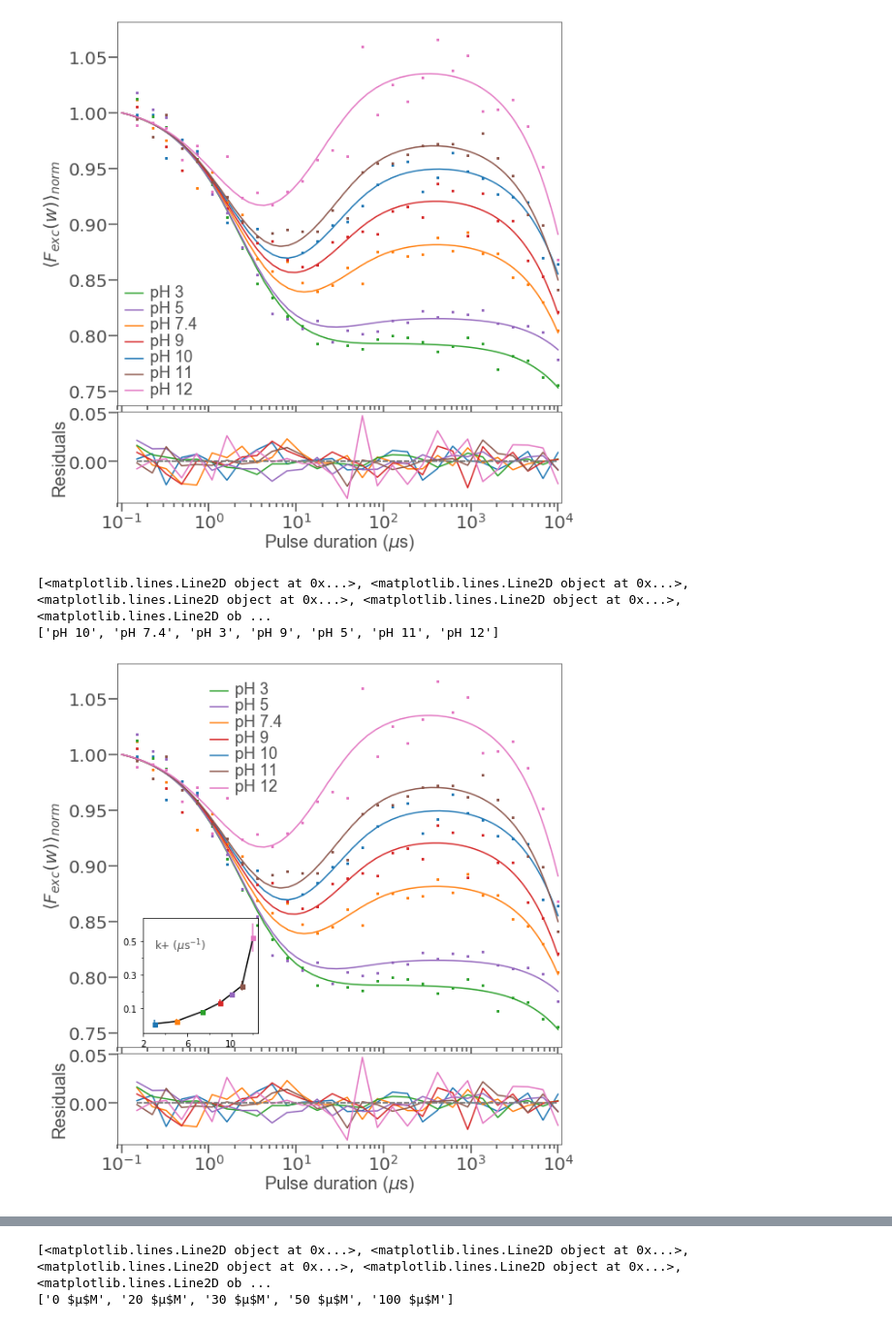
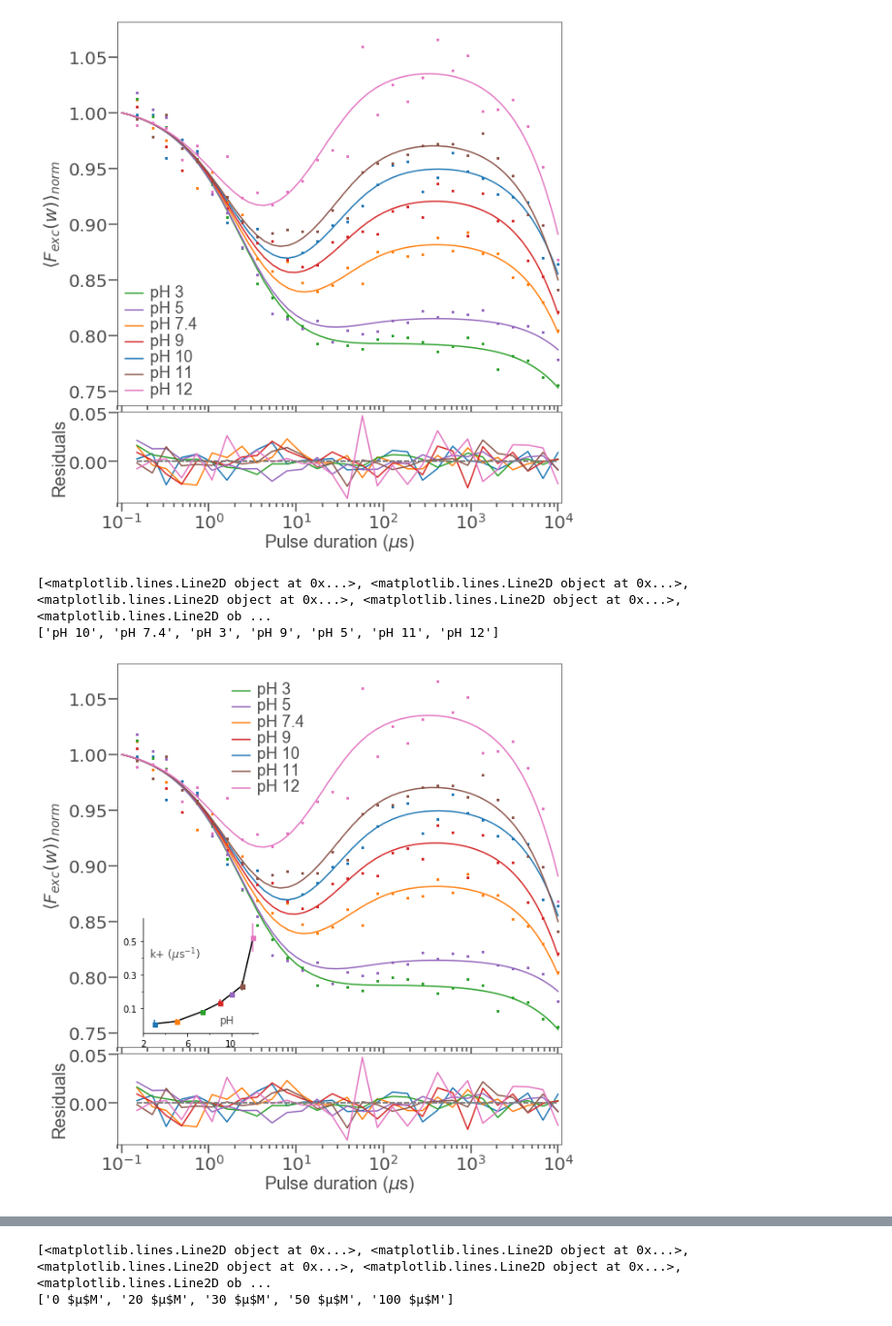
Before and after one commit to duzhx04/TRAST-data-analyze, a Jupyter notebook: TRAST_data_draw_Fig.ipynb, the cells around one changed output, grey strips where cells are left out. Shown at 97% size. Saved outputs shown, nothing was run; the diff lists cells and outputs as text; code cells hidden in the pictures.

```diff
--- a/TRAST_data_draw_Fig.ipynb
+++ b/TRAST_data_draw_Fig.ipynb
@@ -29,7 +27,7 @@ The autoreload extension is already loaded. To reload it, use:
 # %%
 # Structure of the TRAST file
 directory=r'D:/new trast test data/TRAST curve/'
-filename = 'different pH (only K+, Kb free , fit again).hdf5'
+filename = 'Sodium Ascorbate mM.hdf5'
 file = directory + filename
 with h5py.File(file,'r') as f:
     for key in f.keys():
@@ -56,8 +54,8 @@ residual
 tp
 # %%
 
-# plot different shells
-directory=r'D:/new trast test data/different shells (kisc fix green channel)/'
+# plot different shells or some more than one hdf5 files
+directory=r'D:/new trast test data/TRAST curve/different shells (kisc free)/'
 import pandas as pd
 filelist=os.listdir(directory)
 filelist=[directory+ i for i in filelist if 'hdf5' in os.path.splitext(i)[1]]  #select csv file
@@ -65,7 +63,7 @@ print(filelist)
 for file in filelist:
     with h5py.File(file,'r') as f:
         for key in f.keys():
-            print(key)
+            print(file.split('/')[-1].split('.')[0])
             for i in np.array(f[key]):
                 print(i)
 # %% [output]
@@ -93,12 +91,15 @@ with h5py.File(file) as f:
     #f.move('007_HQ574_54M-POPC-244nM-NAO-Air-PBS-PH7.4-200mW.fit',r'007_HQ574\54M-POPC-244nM-NAO-Air-PBS-PH7.4-200mW.fit')
     #f.move('008_D620_40M-POPC-244nM-NAO-Air-PBS-PH7.4-200mW.fit',r'008_D620\40M-POPC-244nM-NAO-Air-PBS-PH7.4-200mW.fit')
     #f.move('009_ET670_50M-POPC-244nM-NAO-Air-PBS-PH7.4-200mW.fit',r'009_ET670\50M-POPC-244nM-NAO-Air-PBS-PH7.4-200mW.fit')
-    f.move('007_POPC-244nM-NAO-Air-PBS-PH7.4.fit','007_0uM-oldDoxyl-POPC-244nM-NAO-Air-PBS-PH7.4.fit')
+    #f.move('006_244nM-NAO-Air-PBS-PH7.4.fit','006_POPC-244nM-NAO-Air-PBS-PH7.4.fit')
+    #f.move('018_20percents_POPA_POPC-244nM-NAO-Air-PBS-PH7.4-200mW.fit','018_20% POPA-POPC-244nM-NAO-Air-PBS-PH7.4-200mW.fit')
+    #f.move('019_20percents_DOPA_POPC-244nM-NAO-Air-PBS-PH7.4-200mW.fit','019_20% DOPA-POPC-244nM-NAO-Air-PBS-PH7.4-200mW.fit')
+    f.move('015_1mM-Sodium_Ascorbate-POPC-244nM-NAO-Air-PBS-PH7.4-200mW.fit.fit',r'015_0mM-Sodium_Ascorbate-POPC-244nM-NAO-Air-PBS-PH7.4-200mW.fit')
 # %%
 
 #delete some datasets which do not use
 with h5py.File(file) as f:
-    del f['002_IRF-Rho-20uM-red-OD3-200mW.fit']
+    del f['020_0.5mM-H2O2-POPC-244nM-NAO-Air-PBS-PH7.4-200mW.fit']
     for key in f.keys():
         print(key)
         for i in np.array(f[key]):
@@ -495,6 +618,7 @@ plotfig_ph(file)
 ['pH 10', 'pH 7.4', 'pH 3', 'pH 9', 'pH 5', 'pH 11', 'pH 12']
 [figure]
 # %%
+#plot with insert figure
 def plotfig_ph(file,axMain, axRes):
 
     with h5py.File(file,'r') as f:
@@ -531,7 +655,7 @@ def plotfig_ph(file,axMain, axRes):
 
     #axMain.set_title('TRAST Curves')
 
-    axMain.legend(loc=[0.2,0.65],frameon=False,handles=newhandles,labels=newlabels, ncol=1, **legend_style)
+    axMain.legend(loc=[0.25,0.65],frameon=False,handles=newhandles,labels=newlabels, ncol=1, **legend_style)
 
     axMain.set_xlim((0.09, 11000))
 
@@ -562,41 +686,45 @@ def pH_inset(file,ax):
 
 
     for i in range(kp.shape[0]):
-        hPlot = ax.errorbar(pH_sort[i], kp_sort[i], yerr=err[i,0], linestyle = 'none', marker='s', markersize=5)
+        hPlot = ax.errorbar(pH[i], kp[i], yerr=err[i,0], linestyle = 'none', marker='s', markersize=5)
 
     ax.plot(pH_sort, kp_sort,'k')
+
+    ax.spines['right'].set_color('none')     # 去掉右边的边框线
+    ax.spines['top'].set_color('none')       # 去掉上边的边框线
     #ax.set_ylabel(r'k+ ($\mu$s$^{-1}$)')
-    ax.text(3, 0.45, r'k+ ($\mu$s$^{-1}$)', color=[0.3, 0.3, 0.3], size=12)
+    ax.text(2.5, 0.4, r'k+ ($\mu$s$^{-1}$)', color=[0.3, 0.3, 0.3], size=12)
+    ax.text(9, 0.01, 'pH', color=[0.3, 0.3, 0.3], size=12)
     #ax.set_xlabel('pH')
     ax.patch.set_alpha(0)
 
     #st.styleAxes(ax, inset_style)
 
     ax.set_xticks([2, 6, 10])
     ax.set_xticks([4, 8,12], minor=True)
     ax.set_yticks([0.1, 0.3, 0.5])
     ax.set_yticks([0.2, 0.4], minor=True)
 
 #PLOT the figure
 fig = plt.figure(figsize=(9,10))
 gs = gridspec.GridSpec(5,4,hspace=0.07)
 axMain=plt.subplot(gs[:-1,:])
 axRes=plt.subplot(gs[-1,:])
 
 # pH series
 #axRes = fig.add_axes([0.1, 0.1, 0.98, 0.25])
 #axMain = fig.add_axes([0.1, 0.35, 0.98, 0.8])
 
 plotfig_ph(file,axMain, axRes)
 
 # Inset: kp rate
 ax = fig.add_axes([0.17,0.3,0.2,0.18])
 pH_inset(file,ax)
 
 
-plt.savefig(directory + filename.split('.')[0] + '.tiff',dpi=300,bbox_inches='tight') #bbox_inches='tight' 让图片保存显示完整
+plt.savefig(directory + filename.split('.')[0] + 'insert'+ '.tiff',dpi=300,bbox_inches='tight') #bbox_inches='tight' 让图片保存显示完整
 plt.show()
 # %% [output]
 [<matplotlib.lines.Line2D object at 0x...>, <matplotlib.lines.Line2D object at 0x...>, <matplotlib.lines.Line2D object at 0x...>, <matplotlib.lines.Line2D object at 0x...>, <matplotlib.lines.Line2D ob ...
 ['pH 10', 'pH 7.4', 'pH 3', 'pH 9', 'pH 5', 'pH 11', 'pH 12']
-[figure, old version]
+[figure, new version]
```
Also changed, not shown: parts of 24 cells of this notebook.
